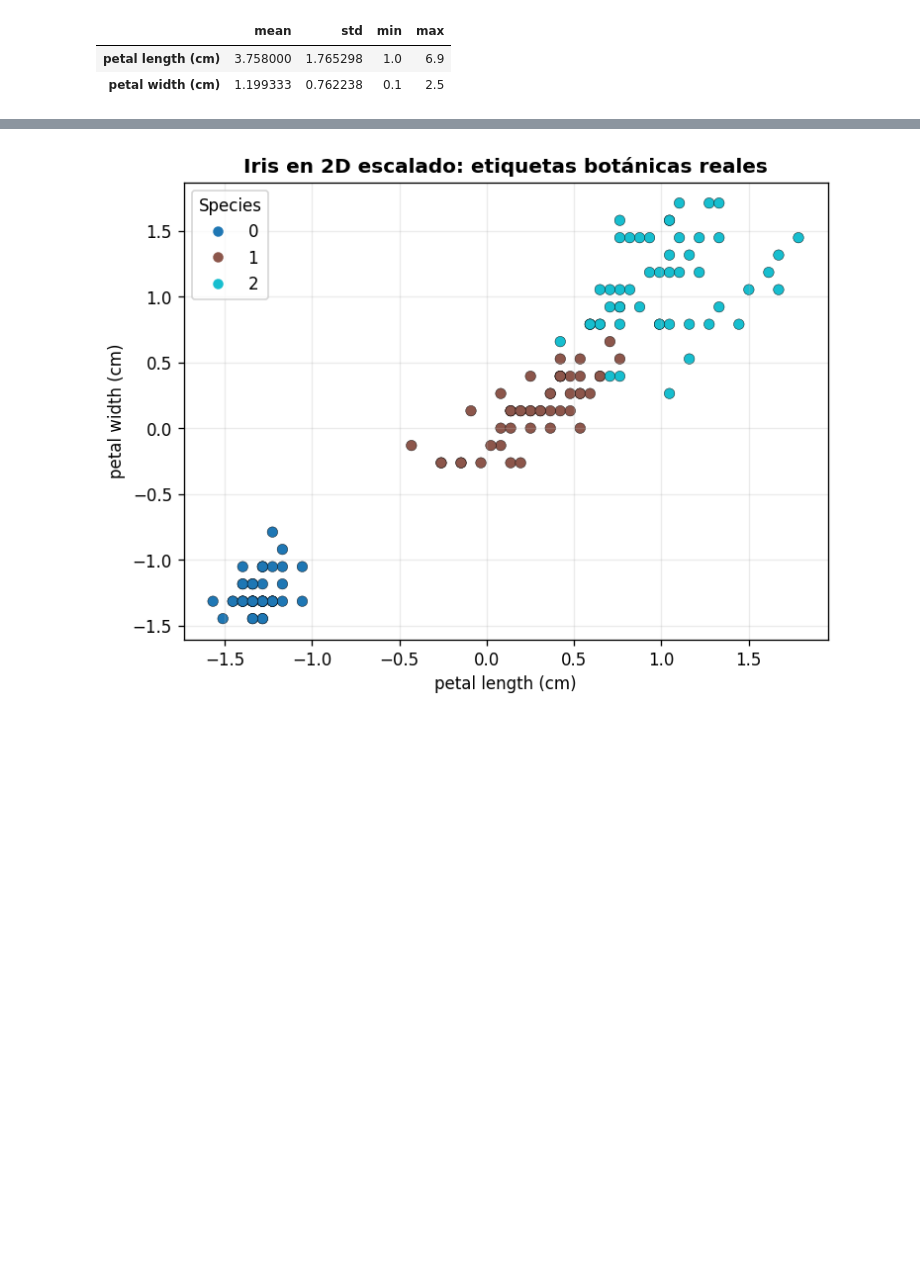
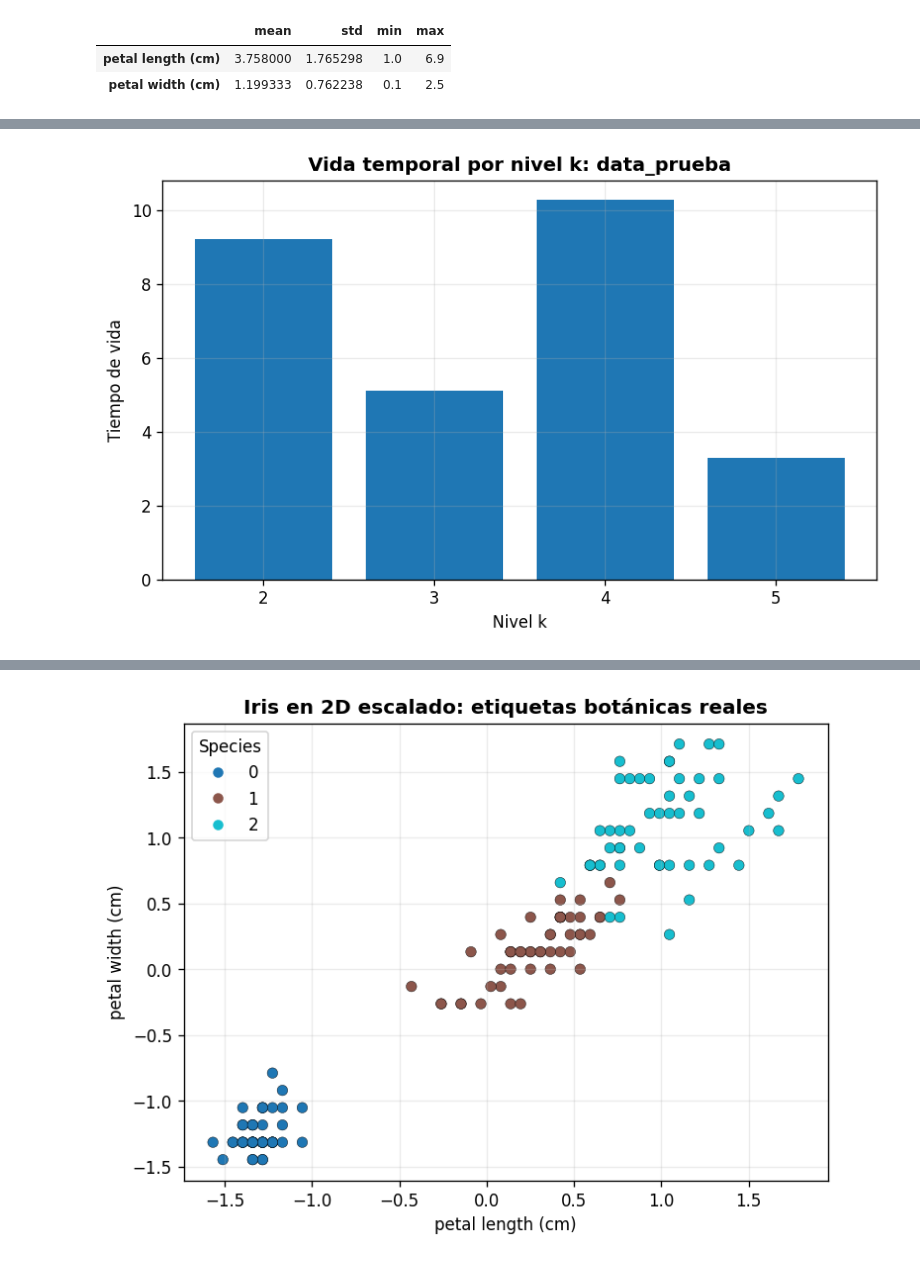
Before and after one commit to criss201x/Gravitational_Clustering, a Jupyter notebook: Implementacion_GCA_Wright.ipynb, the cells around one changed output, grey strips where cells are left out. Saved outputs shown, nothing was run; the diff lists cells and outputs as text; code cells hidden in the pictures; blank space fills up the shorter version.

Commit message:
se cambia input de datos a caso real

```diff
--- a/Implementacion_GCA_Wright.ipynb
+++ b/Implementacion_GCA_Wright.ipynb
@@ -122,0 +145,9 @@ summary_df
+# %%
+feature_cols_prueba = ["x", "y", "z"]
+X_prueba_raw = data_prueba[feature_cols_prueba].to_numpy()
+
+scaler_prueba = StandardScaler()
+X_prueba = scaler_prueba.fit_transform(X_prueba_raw)
+
+print("Datos originales de prueba:\n", data_prueba.head())
+print("\nDatos de prueba escalados (primeras 5 filas):\n", X_prueba[:5])
@@ -122,0 +173,22 @@ summary_df
+# %%
+delta_grid_prueba = [0.02, 0.03, 0.05, 0.08, 0.10]
+sensitivity_rows_prueba = []
+
+for delta_val in delta_grid_prueba:
+    model_prueba = Wright1977GravitationalClustering(delta=delta_val, epsilon=2 * delta_val, max_iter=10000, mode="unit")
+    model_prueba.fit(X_prueba)
+
+    labels_strong_prueba = model_prueba.strongest_labels_
+
+    # No hay y_true para data_prueba, por lo que no se calcula ARI
+    sensitivity_rows_prueba.append(
+        {
+            "delta": delta_val,
+            "strongest_k": model_prueba.strongest_k_,
+            "life_pct_strong": model_prueba.strongest_lifetime_ / model_prueba.total_time_,
+            "silhouette_strong": silhouette_score(X_prueba, labels_strong_prueba),
+        }
+    )
+
+sensitivity_df_prueba = pd.DataFrame(sensitivity_rows_prueba)
+display(sensitivity_df_prueba)
@@ -122,0 +204,6 @@ summary_df
+# %%
+model_prueba_full = Wright1977GravitationalClustering(delta=0.03, epsilon=0.06, max_iter=10000, mode="unit")
+model_prueba_full.fit(X_prueba)
+
+full_summary_prueba = summarize_model(model_prueba_full, X_prueba, max_k=5) # Limitar a max_k=5 por la cantidad de datos
+display(full_summary_prueba)
@@ -122,0 +220,9 @@ summary_df
+# %%
+fig, ax = plt.subplots(figsize=(8, 4.5))
+ax.bar(full_summary_prueba["k"].astype(str), full_summary_prueba["lifetime"])
+ax.set_title("Vida temporal por nivel k: data_prueba", fontweight="bold")
+ax.set_xlabel("Nivel k")
+ax.set_ylabel("Tiempo de vida")
+plt.show()
+# %% [output]
+[figure, added]
```
Also changed, not shown: parts of 11 cells of this notebook, 1 other file.
